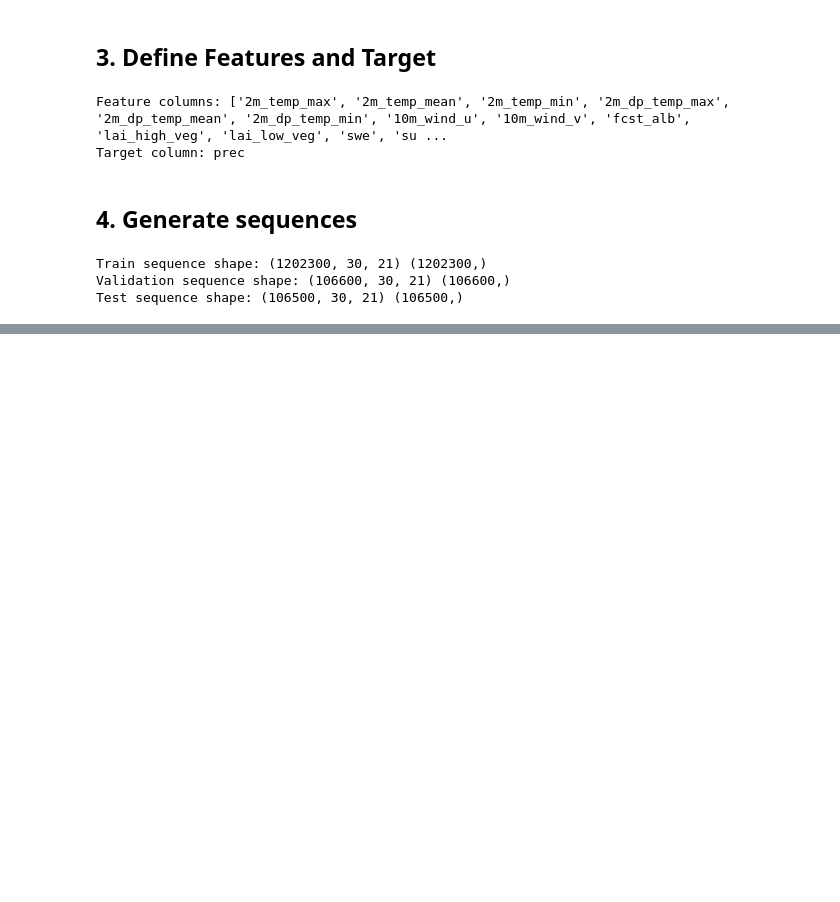
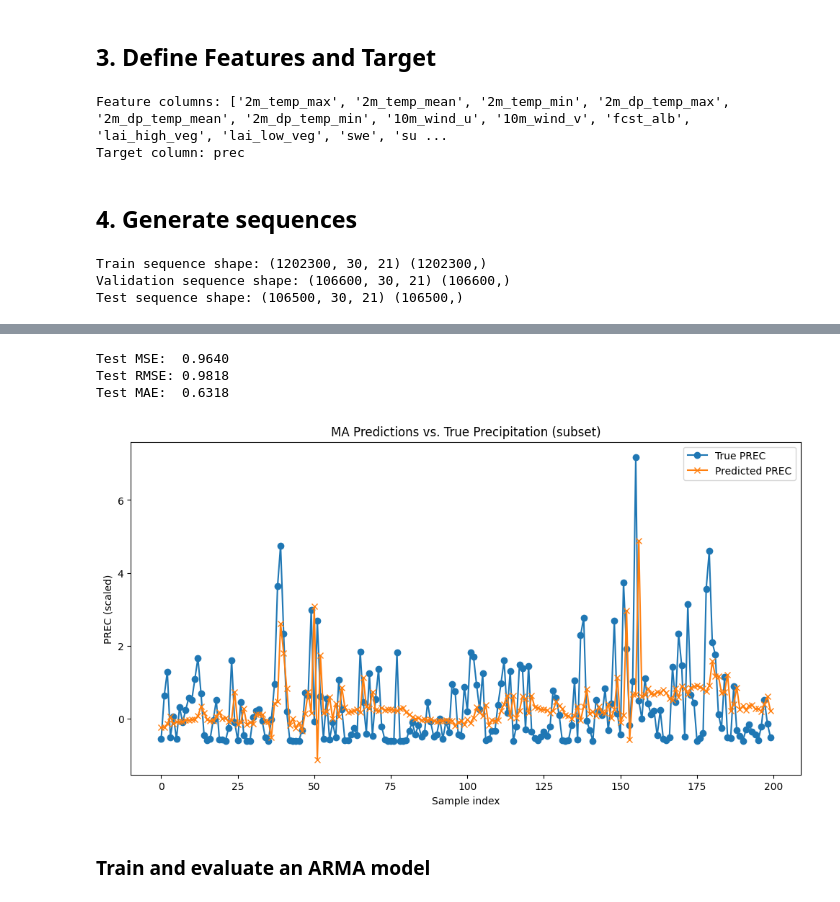
Before and after one commit to JohannesPfennigbauer/AMITECC_Ex2, a Jupyter notebook: src/arima.ipynb, the cells around one changed output, grey strips where cells are left out. Cells and saved outputs as stored; diff of their text form; code cells hidden in the pictures; blank space fills up the shorter version.

```diff
--- a/src/arima.ipynb
+++ b/src/arima.ipynb
@@ -530,0 +196,15 @@ Here, we can see that, as one would expect, the later time steps are much more i
+# %%
+with Manager() as manager:
+    results_dict = manager.dict()
+    processes = []
+
+    for i in range(num_parts):
+        p = Process(target=train_model, args=(i, X_parts[i], y_parts[i], results_dict, (0, 0, 1)))
+        processes.append(p)
+        p.start()
+
+    for p in processes:
+        p.join()
+
+    print("Done training")
+    results_ma = dict(results_dict)
@@ -530,0 +229,35 @@ Here, we can see that, as one would expect, the later time steps are much more i
+# %%
+results_ma_list = []
+for _, value in results_ma.items():
+    results_ma_list.extend(value)
+
+results_ma_list = np.array(results_ma_list)
+y_true = results_ma_list[:,0]
+y_hat = results_ma_list[:,1]
+
+mse = mean_squared_error(y_true, y_hat)
+rmse = np.sqrt(mse)
+mae = mean_absolute_error(y_true, y_hat)
+
+print(f"\nTest MSE:  {mse:.4f}")
+print(f"Test RMSE: {rmse:.4f}")
+print(f"Test MAE:  {mae:.4f}")
+# %% [output]
+Test MSE:  0.9640
+Test RMSE: 0.9818
+Test MAE:  0.6318
+# %%
+plt.rcParams['figure.figsize'] = (16, 8)
+num_samples_to_plot = 200
+plt.figure(figsize=(12,6))
+plt.plot(y_true[:num_samples_to_plot], label='True PREC', marker='o')
+plt.plot(y_hat[:num_samples_to_plot], label='Predicted PREC', marker='x')
+plt.title("MA Predictions vs. True Precipitation (subset)")
+plt.xlabel("Sample index")
+plt.ylabel("PREC (scaled)")
+plt.legend()
+plt.show()
+# %% [output]
+[figure, added]
+# %% [markdown]
+### Train and evaluate an ARMA model
```
Also changed, not shown: parts of 41 cells of this notebook.
